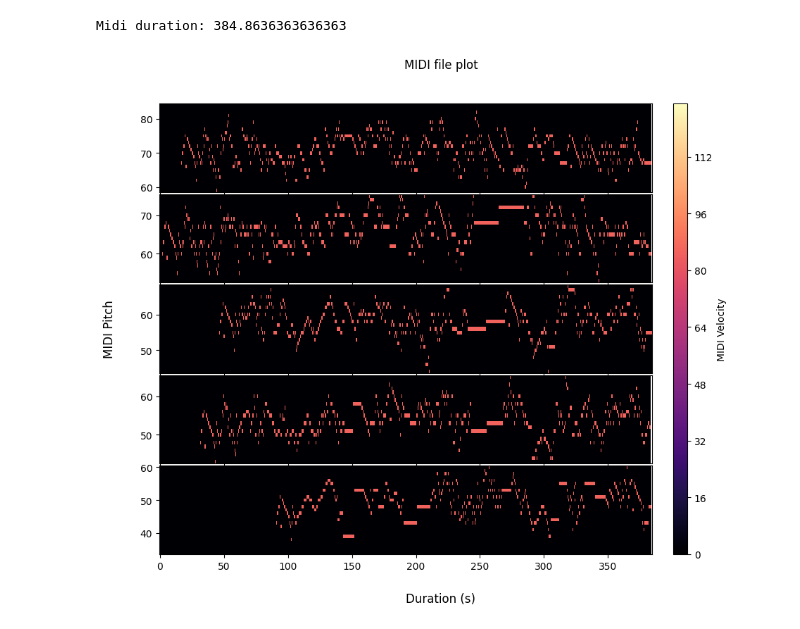
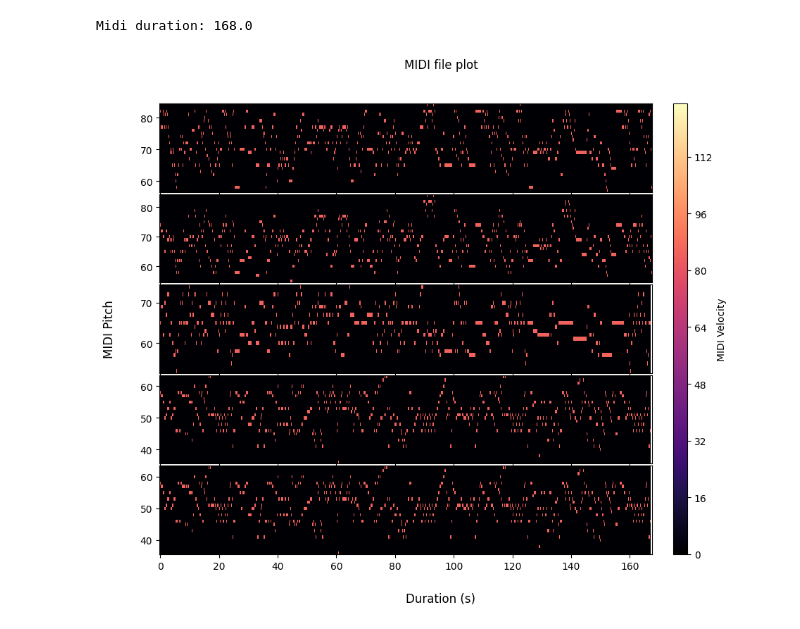
Before and after one commit to repertorium/HQ-SOD-generator, a Jupyter notebook: showcase.ipynb, the cells around one changed output. Saved outputs shown, nothing was run; the diff lists cells and outputs as text; code cells hidden in the pictures.

```diff
--- a/showcase.ipynb
+++ b/showcase.ipynb
@@ -7,19 +8,19 @@ import pretty_midi
 import numpy as np
 from hashlib import sha256
 # %%
-parent_dir = pathlib.Path('/Users/jaimegarcia/Desktop/BBCSO')
-midi_dir = parent_dir / 'MIDI'
+parent_dir = pathlib.Path('/Users/jaimegarcia/Desktop/BBCSO/targetMIDI')
+midi_dir = parent_dir / 'labeled'
 # import midi file
-midi_filepath = midi_dir / 'RWC' / 'RM-C012.MID'
+midi_filepath = midi_dir / 'AgitatoDaFiereTempeste.mid'
 midi_data = pretty_midi.PrettyMIDI(str(midi_filepath))
 new_midi = pretty_midi.PrettyMIDI()
-new_midi.instruments = midi_data.instruments[1::]
+new_midi.instruments = midi_data.instruments
 midi_data = new_midi
 print(f'Midi duration: {midi_data.get_end_time()}')
 Utils.plotMIDI(midi_data)
 # %% [output]
-Midi duration: 384.8636363636363
+Midi duration: 168.0
-[figure, old version]
+[figure, new version]
 # %%
 # compute seed
 seed = Utils.computeSeed(midi_filepath.stem)
```
Also changed, not shown: parts of 5 cells of this notebook, 5 other files.
